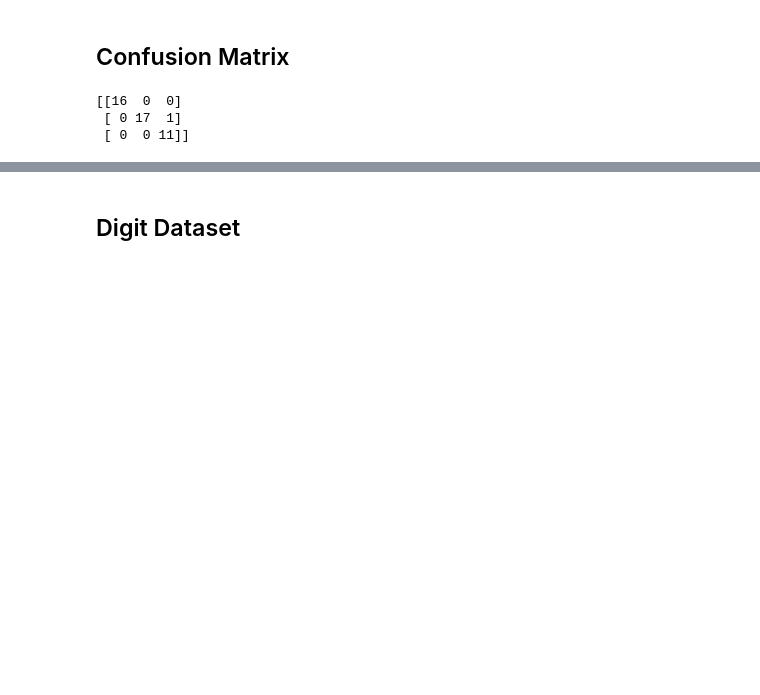
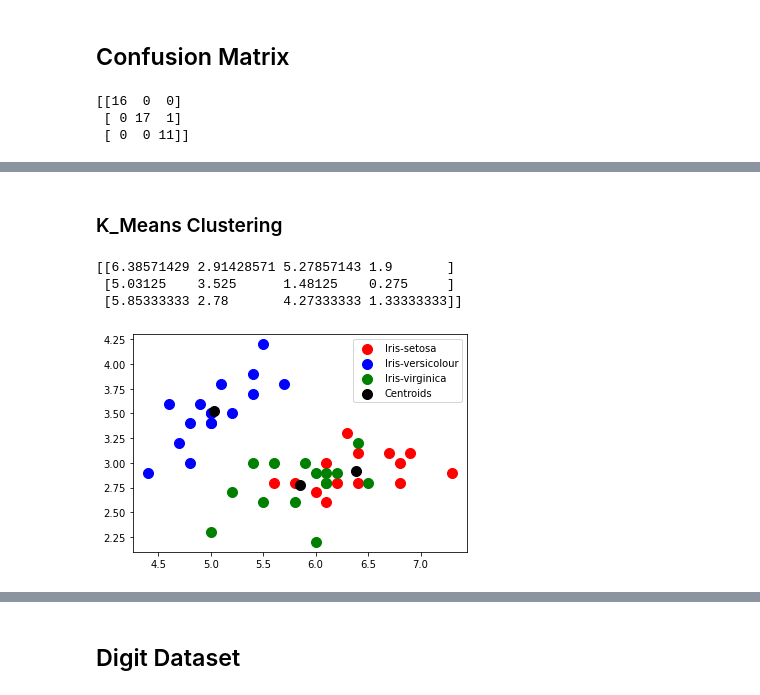
Before and after one commit to AbnormalDistribution99/Iris-Dataset--Digit-Dataset, a Jupyter notebook: Part-A Iris Dataset- Digit Dataset.ipynb, the cells around one changed output, grey strips where cells are left out. Saved outputs shown, nothing was run; the diff lists cells and outputs as text; code cells hidden in the pictures; blank space fills up the shorter version.

```diff
--- a/Part-A Iris Dataset- Digit Dataset.ipynb
+++ b/Part-A Iris Dataset- Digit Dataset.ipynb
@@ -260,0 +240,17 @@ weighted avg       0.04      0.09      0.06        45
+# %% [markdown]
+### K_Means Clustering
+# %%
+kmeans = KMeans(n_clusters=3,init = 'k-means++',max_iter = 100, n_init = 10, random_state = 0)
+y_kmeans = kmeans.fit_predict(X_test)
+print(kmeans.cluster_centers_)
+plt.scatter(X_test[y_kmeans   == 0, 0], X_test[y_kmeans == 0, 1],s = 100, c = 'red', label = 'Iris-setosa')
+plt.scatter(X_test[y_kmeans   == 1, 0], X_test[y_kmeans == 1, 1],s = 100, c = 'blue', label = 'Iris-versicolour')
+plt.scatter(X_test[y_kmeans   == 2, 0], X_test[y_kmeans == 2, 1],s = 100, c = 'green', label = 'Iris-virginica')
+plt.scatter(kmeans.cluster_centers_[:,   0], kmeans.cluster_centers_[:,1],s = 100, c = 'black',label = 'Centroids')
+plt.legend()
+plt.show()
+# %% [output]
+[[6.38571429 2.91428571 5.27857143 1.9       ]
+ [5.03125    3.525      1.48125    0.275     ]
+ [5.85333333 2.78       4.27333333 1.33333333]]
+[figure, added]
```
Also changed, not shown: parts of 34 cells of this notebook, 1 other file.
